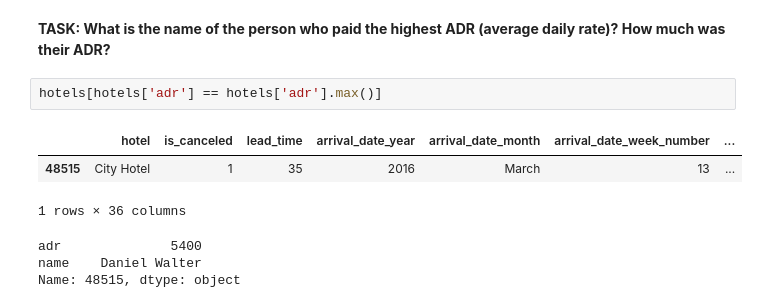
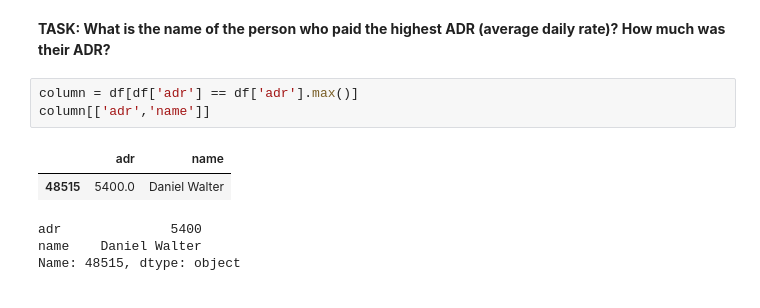
Before and after one commit to Denisse-AB/machine-learning, a Jupyter notebook: Pandas-Project-Exercise.ipynb, the cells around one changed output. Saved outputs shown, nothing was run; the diff lists cells and outputs as text.

```diff
--- a/Pandas-Project-Exercise.ipynb
+++ b/Pandas-Project-Exercise.ipynb
@@ -109,12 +109,12 @@ DEU     7287
 Name: country, dtype: int64
 # %% [markdown]
 **TASK: What is the name of the person who paid the highest ADR (average daily rate)? How much was their ADR?**
-# %%
-hotels[hotels['adr'] == hotels['adr'].max()]
-# %% [output]
-|  | hotel | is_canceled | lead_time | arrival_date_year | arrival_date_month | arrival_date_week_number | ... |
-| 48515 | City Hotel | 1 | 35 | 2016 | March | 13 | ... |
-1 rows × 36 columns
+# %%
+column = df[df['adr'] == df['adr'].max()]
+column[['adr','name']]
+# %% [output]
+|  | adr | name |
+| 48515 | 5400.0 | Daniel Walter |
 # %%
 # %% [output]
 adr              5400
```
Also changed, not shown: parts of 13 cells of this notebook.
